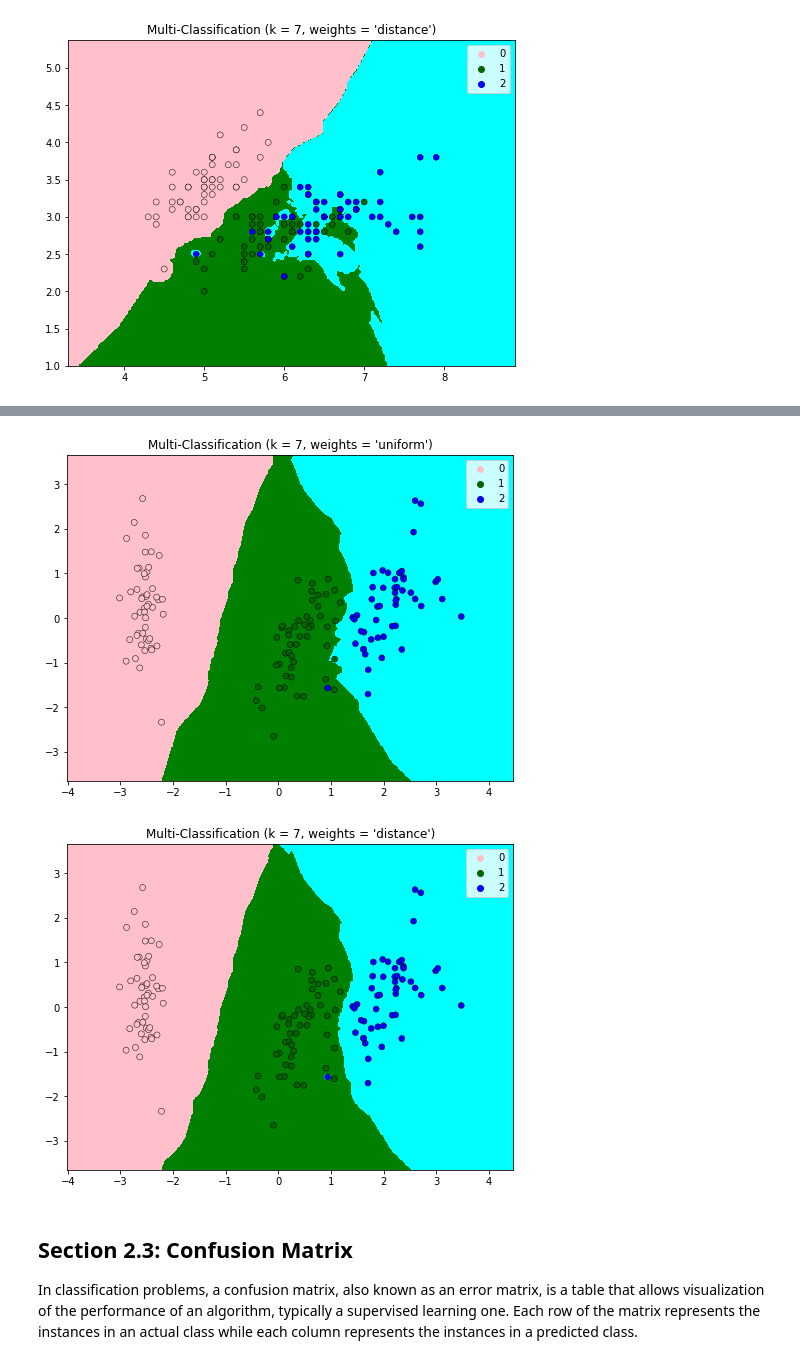
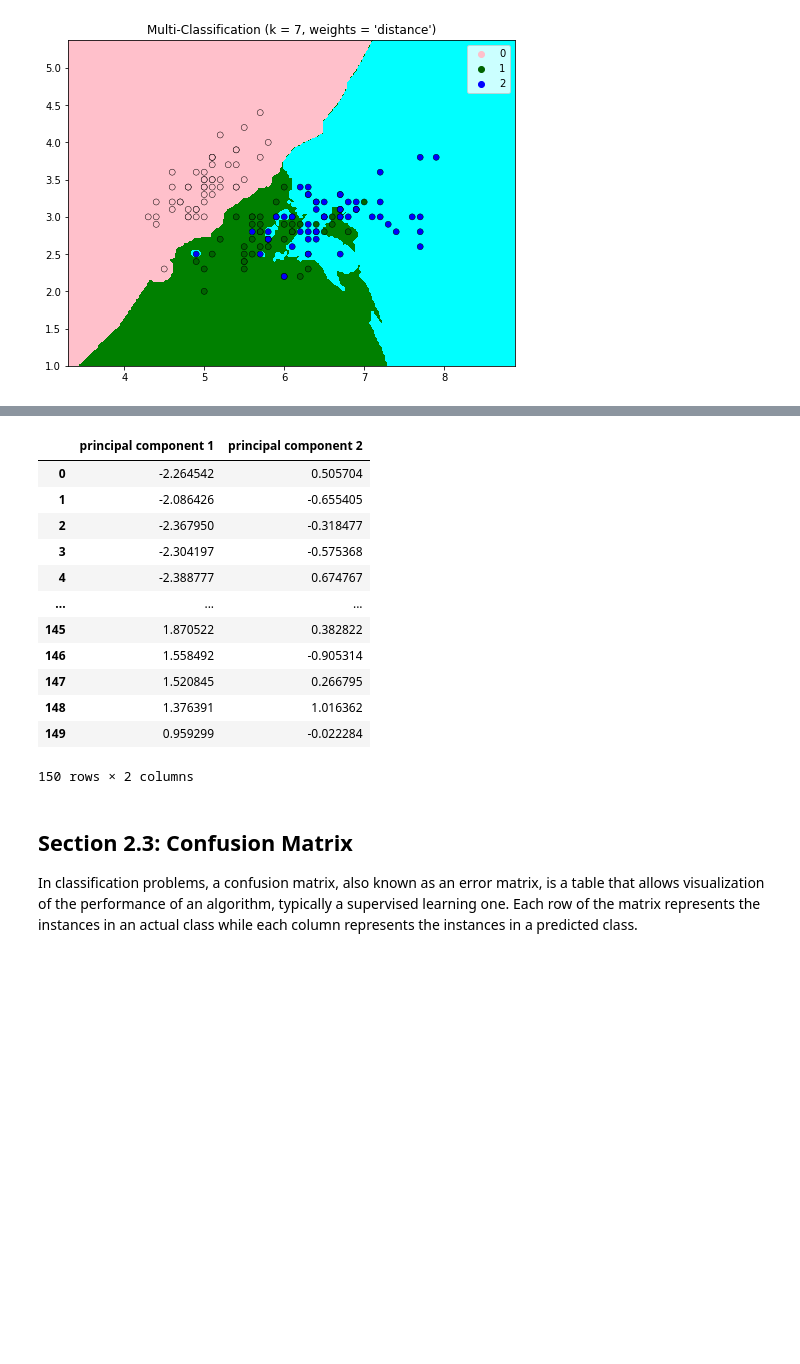
Before and after one commit to ramyanaiduu/FMML_COURSE_ASSIGNMENT, a Jupyter notebook: FMML_CLF1_Lab2_2022.ipynb, the cells around one changed output, grey strips where cells are left out. Drawn from its saved outputs; the diff is of its cells as text; code cells hidden in the pictures; blank space fills up the shorter version.

```diff
--- a/FMML_CLF1_Lab2_2022.ipynb
+++ b/FMML_CLF1_Lab2_2022.ipynb
@@ -404,9 +344,41 @@ plt.show()
-# %%
-## Plotting the knn decision boundaries
-X1=np.array(df1[["PC1","PC2"]])
-x_pts = X1
-y_pts = y
-decision_boundary_plot(x_pts,y_pts,7)
-# %% [output]
-[figure, removed]
-[figure, removed]
+# %%
+import pandas as pd
+
+url = "https://archive.ics.uci.edu/ml/machine-learning-databases/iris/iris.data"
+
+# load dataset into Pandas DataFrame
+df = pd.read_csv(url, names=['sepal length','sepal width','petal length','petal width','target'])
+# %%
+from sklearn.preprocessing import StandardScaler
+features = ['sepal length', 'sepal width', 'petal length', 'petal width']
+
+x = df.loc[:, features].values
+
+# Separating out the target
+y = df.loc[:,['target']].values
+x=StandardScaler().fit_transform(x)
+# %%
+from sklearn.decomposition import PCA
+
+pca = PCA(n_components=2)
+
+principalComponents = pca.fit_transform(x)
+
+principalDf = pd.DataFrame(data = principalComponents
+             , columns = ['principal component 1', 'principal component 2'])
+# %%
+principalDf
+# %% [output]
+|  | principal component 1 | principal component 2 |
+| 0 | -2.264542 | 0.505704 |
+| 1 | -2.086426 | -0.655405 |
+| 2 | -2.367950 | -0.318477 |
+| 3 | -2.304197 | -0.575368 |
+| 4 | -2.388777 | 0.674767 |
+| ... | ... | ... |
+| 145 | 1.870522 | 0.382822 |
+| 146 | 1.558492 | -0.905314 |
+| 147 | 1.520845 | 0.266795 |
+| 148 | 1.376391 | 1.016362 |
+| 149 | 0.959299 | -0.022284 |
+150 rows × 2 columns
```
Also changed, not shown: parts of 23 cells of this notebook.
